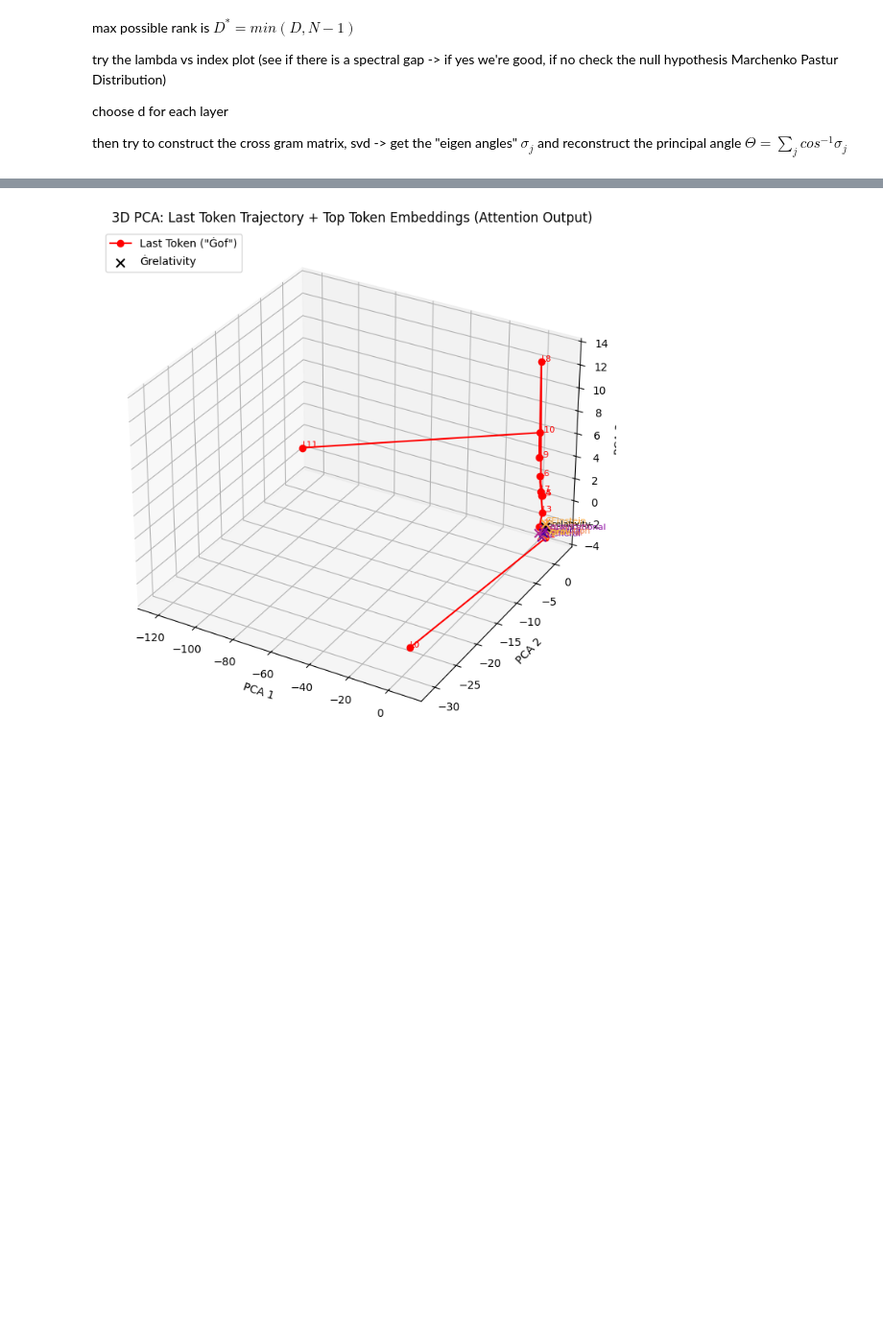
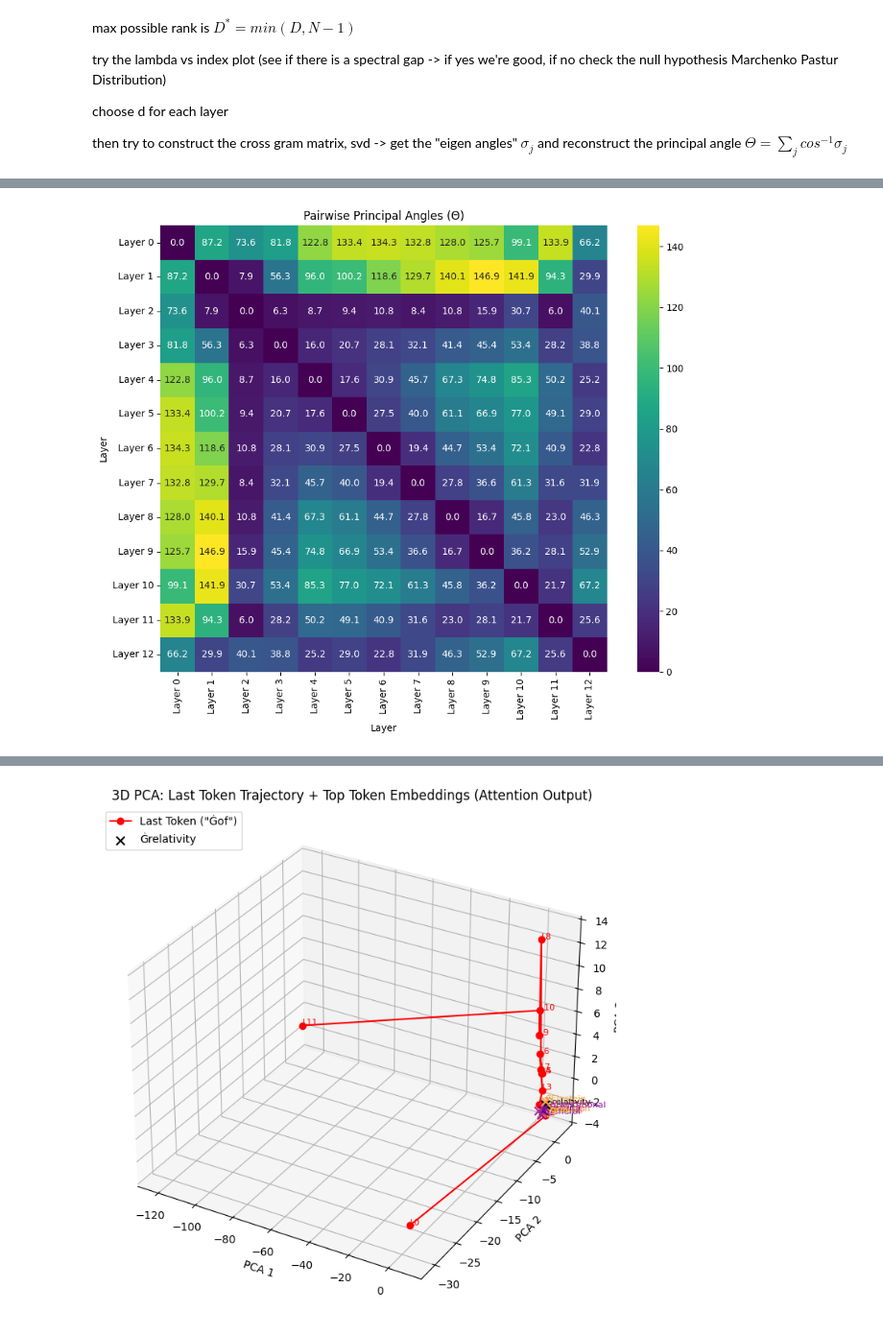
Before and after one commit to miriamzara/LCP_B_GPT2, a Jupyter notebook: angela/angela_blocks.ipynb, the cells around one changed output, grey strips where cells are left out. Shown at 96% size. Drawn from its saved outputs; the diff is of its cells as text; code cells hidden in the pictures; blank space fills up the shorter version.

Commit message:
added marchenko pastur test and principal angle

```diff
--- a/angela/angela_blocks.ipynb
+++ b/angela/angela_blocks.ipynb
@@ -676,0 +724,23 @@ plot_scree_and_cumulative(pca_ln1_details, selected_layers=[0, 3, 6, 9, 12], tit
+# %%
+def plot_total_angle_heatmap(angle_dict, num_layers, title="Pairwise Principal Angles (Θ)"):
+    theta_matrix = np.zeros((num_layers, num_layers))
+
+    for (i, j), angle_info in angle_dict.items():
+        theta = np.degrees(angle_info["Θ_total"])  # convert to degrees
+        theta_matrix[i, j] = theta
+        theta_matrix[j, i] = theta  # symmetry
+
+    plt.figure(figsize=(10, 8))
+    sns.heatmap(theta_matrix, annot=True, fmt=".1f", cmap="viridis", square=True,
+                xticklabels=[f"Layer {i}" for i in range(num_layers)],
+                yticklabels=[f"Layer {i}" for i in range(num_layers)])
+    plt.title(title)
+    plt.xlabel("Layer")
+    plt.ylabel("Layer")
+    plt.tight_layout()
+    plt.show()
+
+# Run heatmap
+plot_total_angle_heatmap(angles_between_layers, num_layers=len(ln1_outputs))
+# %% [output]
+[figure, added]
```
Also changed, not shown: parts of 17 cells of this notebook.
